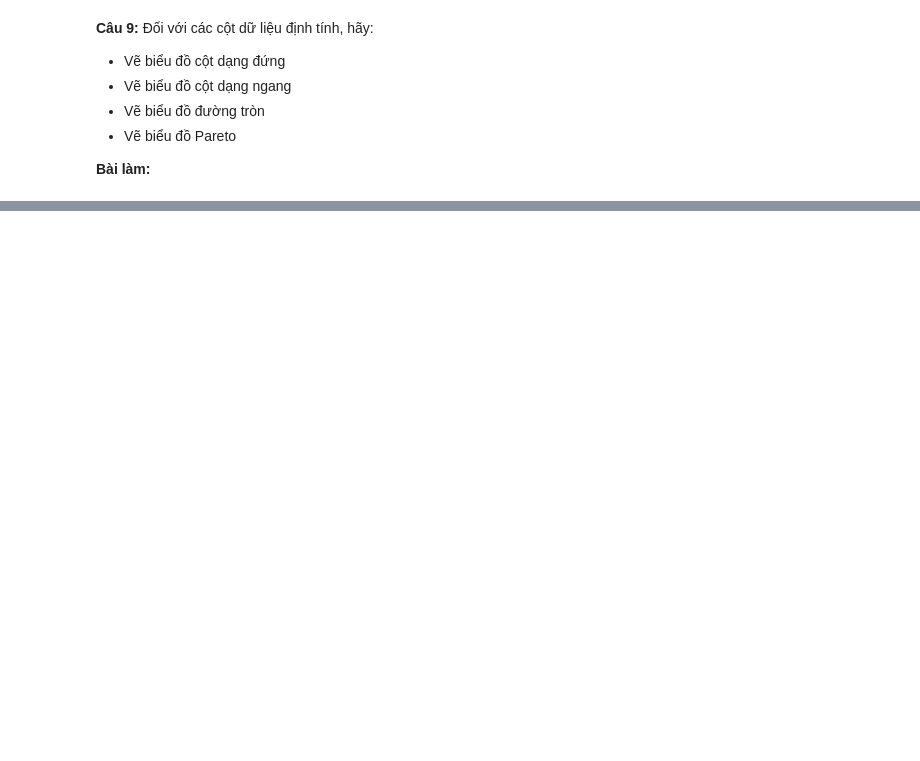
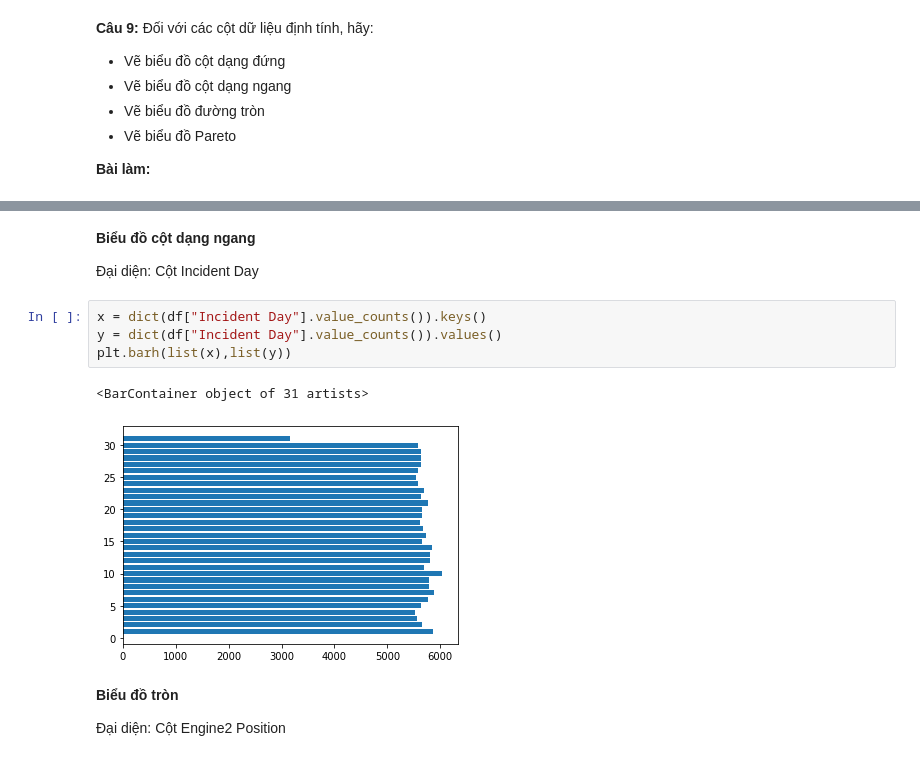
Before and after one commit to rekuantsun/PTDL-Python, a Jupyter notebook: Pandas_4.ipynb, the cells around one changed output, grey strips where cells are left out. Saved outputs shown, nothing was run; the diff lists cells and outputs as text; blank space fills up the shorter version.

```diff
--- a/Pandas_4.ipynb
+++ b/Pandas_4.ipynb
@@ -295,0 +307,15 @@ sns.pairplot(df1)
+# %% [markdown]
+**Biểu đồ cột dạng ngang**
+
+Đại diện: Cột Incident Day
+# %%
+x = dict(df["Incident Day"].value_counts()).keys()
+y = dict(df["Incident Day"].value_counts()).values()
+plt.barh(list(x),list(y))
+# %% [output]
+<BarContainer object of 31 artists>
+[figure, added]
+# %% [markdown]
+**Biểu đồ tròn**
+
+Đại diện: Cột Engine2 Position
```
Also changed, not shown: parts of 10 cells of this notebook.
